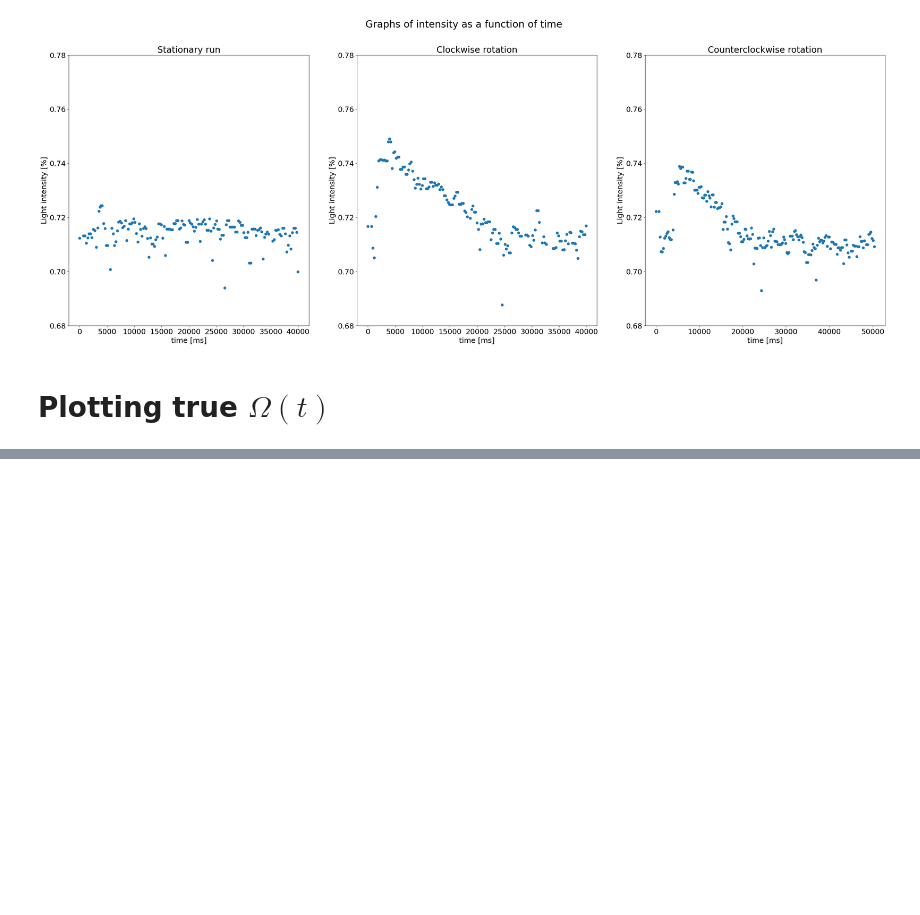
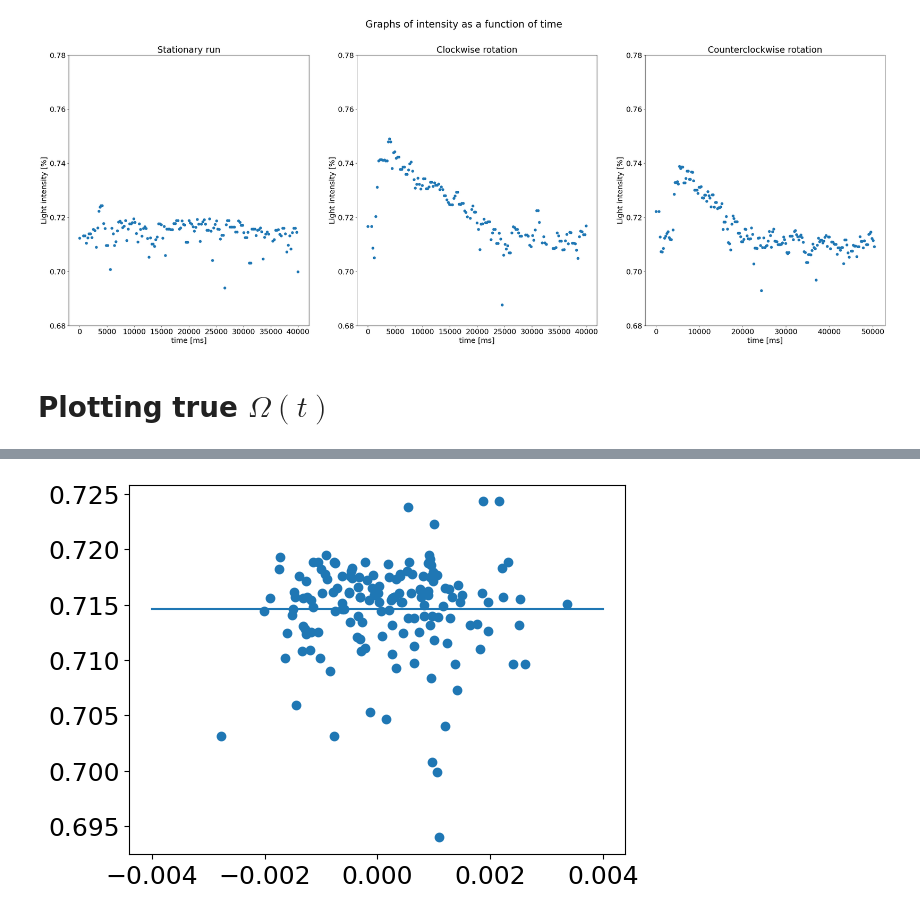
Before and after one commit to MartinOpat/Lab2RaspPi, a Jupyter notebook: data/data_processing_glass_tubes.ipynb, the cells around one changed output, grey strips where cells are left out. Cells and saved outputs as stored; diff of their text form; code cells hidden in the pictures; blank space fills up the shorter version.

```diff
--- a/data/data_processing_glass_tubes.ipynb
+++ b/data/data_processing_glass_tubes.ipynb
@@ -124,0 +176,11 @@ plt.show()
+# %%
+popt, pcov = opt.curve_fit(fit_func_const, np.array(data_all[15]["Omega"]), np.array(data_all[15]["intensity"]))
+dIcos = np.sqrt(np.diag(pcov))[0]
+Icos = popt[0]
+# %%
+xs = np.linspace(-0.004, 0.004, 1000)
+plt.scatter(np.array(data_all[15]["Omega"]), np.array(data_all[15]["intensity"]))
+plt.plot(xs, len(xs)*[Icos])
+plt.show()
+# %% [output]
+[figure, added]
```
Also changed, not shown: parts of 18 cells of this notebook.
